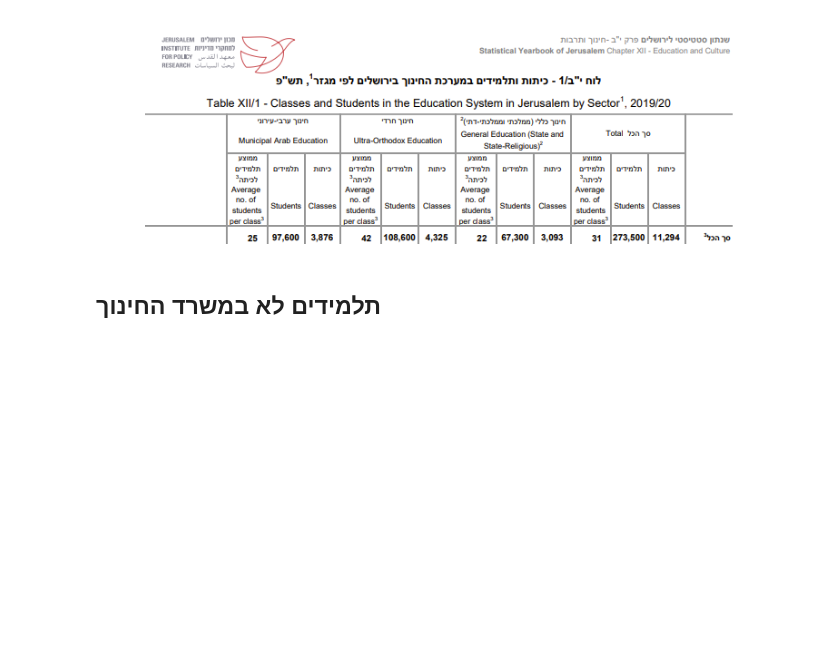
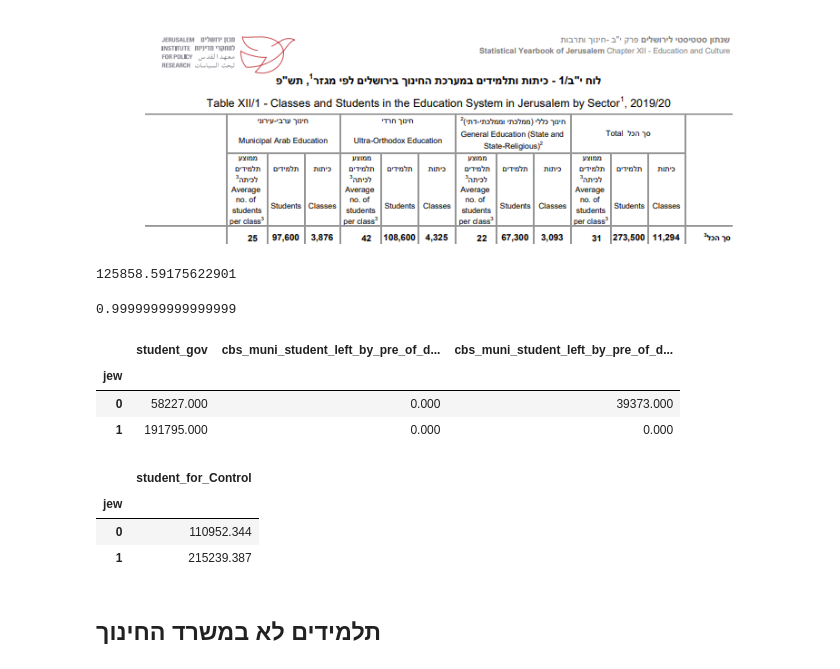
Before and after one commit to JTMPT/forecast, a Jupyter notebook: create_forecast_basic/current/students_current_year_230706.ipynb, the cells around one changed output. Saved outputs shown, nothing was run; the diff lists cells and outputs as text; code cells hidden in the pictures; blank space fills up the shorter version.

```diff
--- a/create_forecast_basic/current/students_current_year_230706.ipynb
+++ b/create_forecast_basic/current/students_current_year_230706.ipynb
@@ -241,4 +241,4 @@ taz.loc[taz['student_demand_left']<0,'student_demand_left']=0
 # %%
 taz=taz.set_index('CR_PNIM')
 # %%
-taz['student_demand_left_sum_by_muni']=taz.groupby(by='CR_PNIM').sum()[['student_demand_left']]
+taz['student_demand_left_sum_by_muni']=drop_geo(taz).groupby(by='CR_PNIM').sum()[['student_demand_left']]
@@ -260,27 +263,41 @@ taz.query('Muni_Heb=="ירושלים"').groupby(by='jew').sum()[['student_gov','
 # %% [markdown]
 ![image.png](attachment:image.png)
 # %%
-jeru_muni_arab_sum_demand=taz.groupby(by=['CR_PNIM','jew']).sum()[['student_demand']].loc[[3000][0],0].item()
+jeru_muni_arab_sum_demand=drop_geo(taz).groupby(by=['CR_PNIM','jew']).sum()[['student_demand']].loc[[3000][0],0].item()
 # %%
 jeru_muni_arab_sum_demand
+# %% [output]
+125858.59175622901
 # %%
 taz=taz.reset_index()
 # %%
 taz.loc[(taz['jew']==0)&( taz['Muni_Heb']=="ירושלים"),'student_demand_pre']=taz['student_demand']/jeru_muni_arab_sum_demand
 # %%
 taz.loc[(taz['jew']==0) &( taz['Muni_Heb']=="ירושלים")]['student_demand_pre'].sum()
+# %% [output]
+0.9999999999999999
 # %%
-taz.loc[(taz['jew']==0) &( taz['Muni_Heb']=="ירושלים"),'cbs_muni_student_left_by_pre_of_demand']=taz['student_demand_pre']*(97600-taz.query('Muni_Heb=="ירושלים"').groupby(by='jew').sum()['student_gov'].loc[0])
+taz.loc[(taz['jew']==0) &( taz['Muni_Heb']=="ירושלים"),'cbs_muni_student_left_by_pre_of_demand']=taz['student_demand_pre']*(97600-drop_geo(taz).query('Muni_Heb=="ירושלים"').groupby(by='jew').sum()['student_gov'].loc[0])
 # %%
 taz.loc[ taz['Muni_Heb']=="ירושלים",'cbs_muni_student_left_by_pre_of_demand_left']=0 # בגלל שנתוני מכון ירושלים משמע שבשכת נק' מצאנו יותר תלמידים מאשר המספר הרשמי
 # %%
-taz.query('Muni_Heb=="ירושלים"').groupby(by='jew').sum()[['student_gov','cbs_muni_student_left_by_pre_of_demand_left','cbs_muni_student_left_by_pre_of_demand']]
+drop_geo(taz).query('Muni_Heb=="ירושלים"').groupby(by='jew').sum()[['student_gov','cbs_muni_student_left_by_pre_of_demand_left','cbs_muni_student_left_by_pre_of_demand']]
+# %% [output]
+|  | student_gov | cbs_muni_student_left_by_pre_of_d... | cbs_muni_student_left_by_pre_of_d... |
+| jew |  |  |  |
+| 0 | 58227.000 | 0.000 | 39373.000 |
+| 1 | 191795.000 | 0.000 | 0.000 |
 # %%
 col=['student_gov','cbs_muni_student_left_by_pre_of_demand_left','cbs_muni_student_left_by_pre_of_demand','student_toddlers']
 # %%
 taz['student_for_Control']=taz[col].sum(axis=1)
 # %%
-taz.query('Muni_Heb=="ירושלים"').groupby(by='jew').sum()[['student_for_Control']]
+drop_geo(taz).query('Muni_Heb=="ירושלים"').groupby(by='jew').sum()[['student_for_Control']]
+# %% [output]
+|  | student_for_Control |
+| jew |  |
+| 0 | 110952.344 |
+| 1 | 215239.387 |
 # %% [markdown]
 ## תלמידים לא במשרד החינוך
 # %%
```
Also changed, not shown: parts of 8 cells of this notebook.
